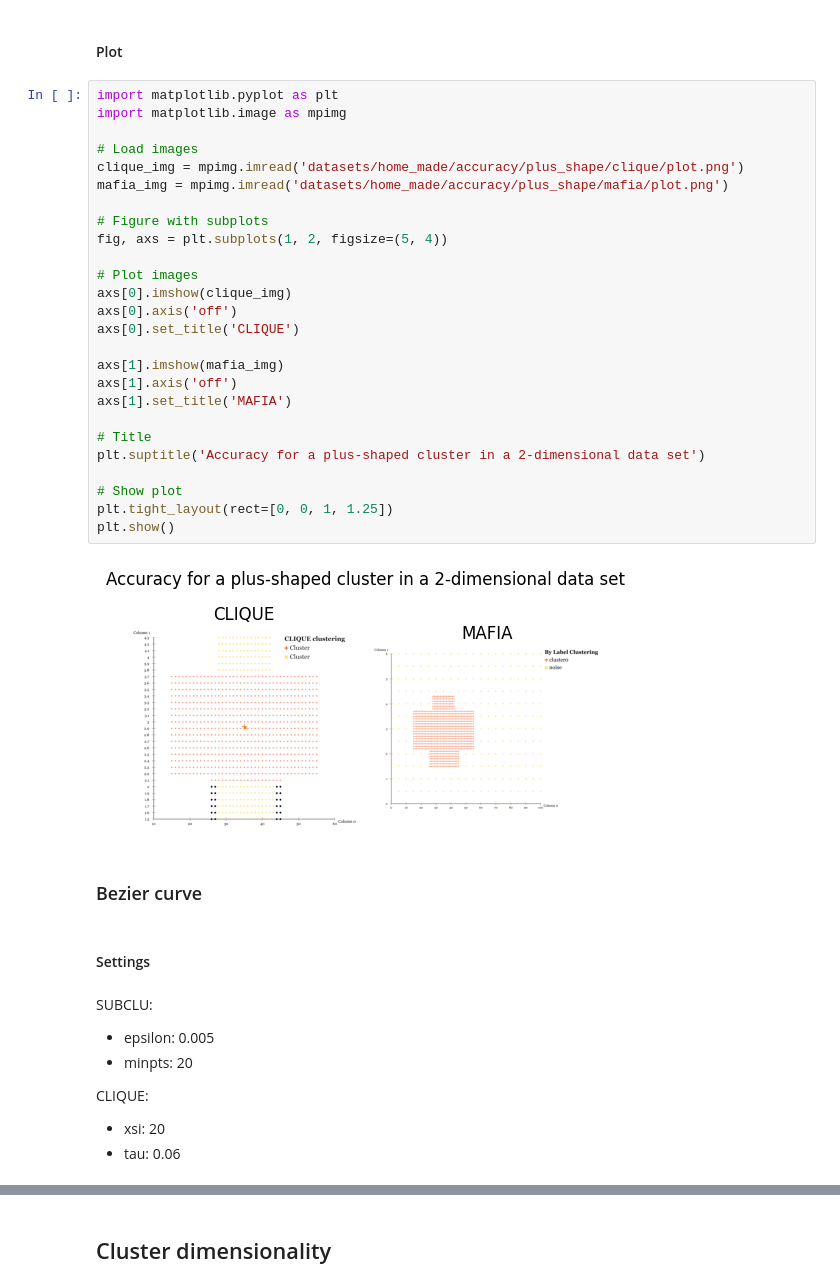
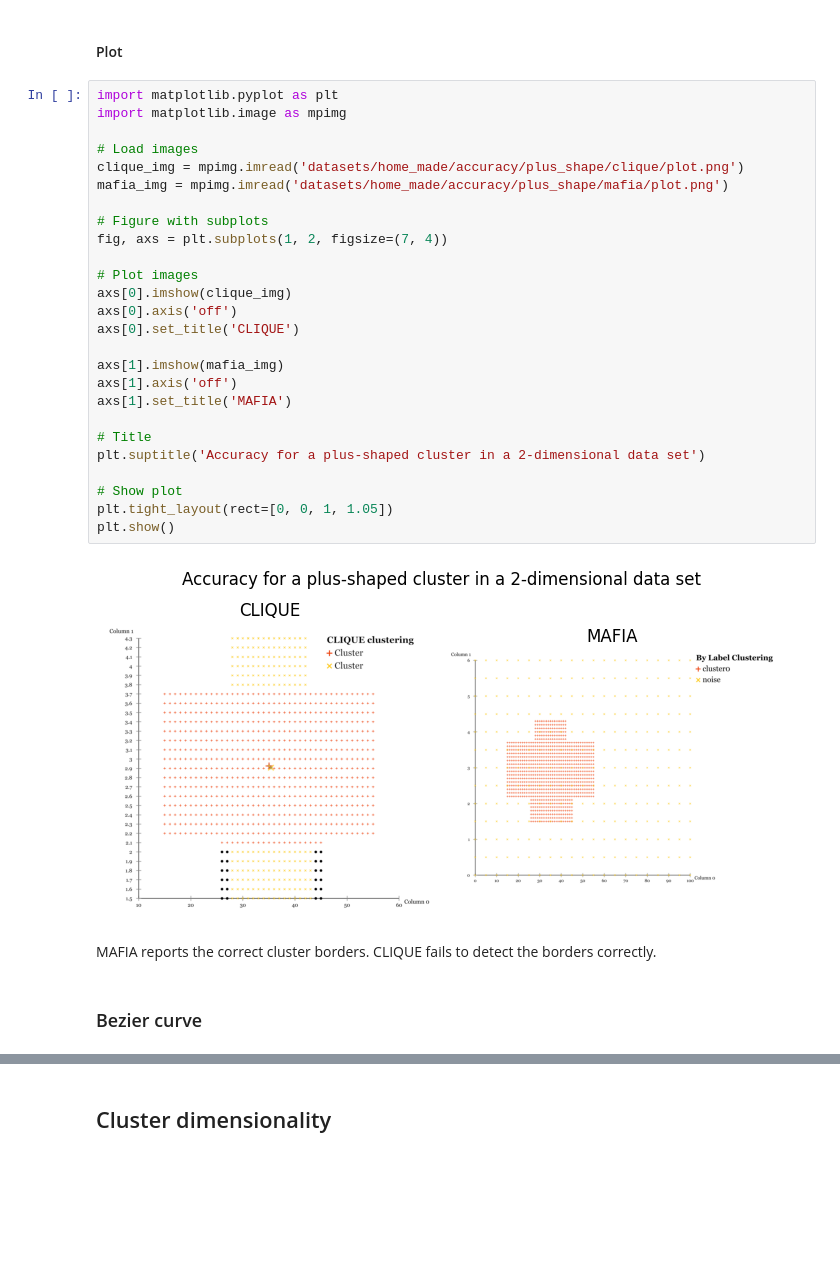
Before and after one commit to henrikdchristensen/SDU-Data-Mining-Exam, a Jupyter notebook: evaluation.ipynb, the cells around one changed output, grey strips where cells are left out. Drawn from its saved outputs; the diff is of its cells as text; blank space fills up the shorter version.

```diff
--- a/evaluation.ipynb
+++ b/evaluation.ipynb
@@ -211,40 +223,32 @@ CLIQUE:
 # %%
 import matplotlib.pyplot as plt
 import matplotlib.image as mpimg
 
 # Load images
 clique_img = mpimg.imread('datasets/home_made/accuracy/plus_shape/clique/plot.png')
 mafia_img = mpimg.imread('datasets/home_made/accuracy/plus_shape/mafia/plot.png')
 
 # Figure with subplots
-fig, axs = plt.subplots(1, 2, figsize=(5, 4))
+fig, axs = plt.subplots(1, 2, figsize=(7, 4))
 
 # Plot images
 axs[0].imshow(clique_img)
 axs[0].axis('off')
 axs[0].set_title('CLIQUE')
 
 axs[1].imshow(mafia_img)
 axs[1].axis('off')
 axs[1].set_title('MAFIA')
 
 # Title
 plt.suptitle('Accuracy for a plus-shaped cluster in a 2-dimensional data set')
 
 # Show plot
-plt.tight_layout(rect=[0, 0, 1, 1.25])
+plt.tight_layout(rect=[0, 0, 1, 1.05])
 plt.show()
 # %% [output]
-[figure, old version]
+[figure, new version]
+# %% [markdown]
+MAFIA reports the correct cluster borders. CLIQUE fails to detect the borders correctly.
 # %% [markdown]
 ### Bezier curve
-# %% [markdown]
-#### Settings
-# %% [markdown]
-SUBCLU:
-- epsilon: 0.005
-- minpts: 20
-
-CLIQUE:
-- xsi: 20
-- tau: 0.06
```
Also changed, not shown: parts of 16 cells of this notebook, 8 other files.
